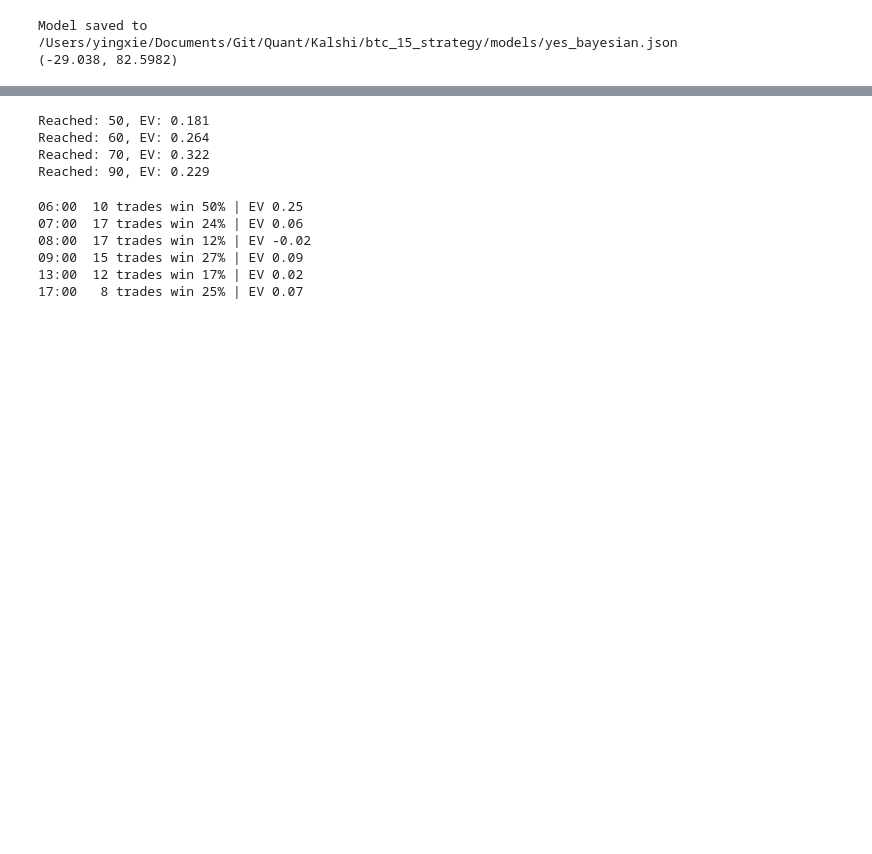
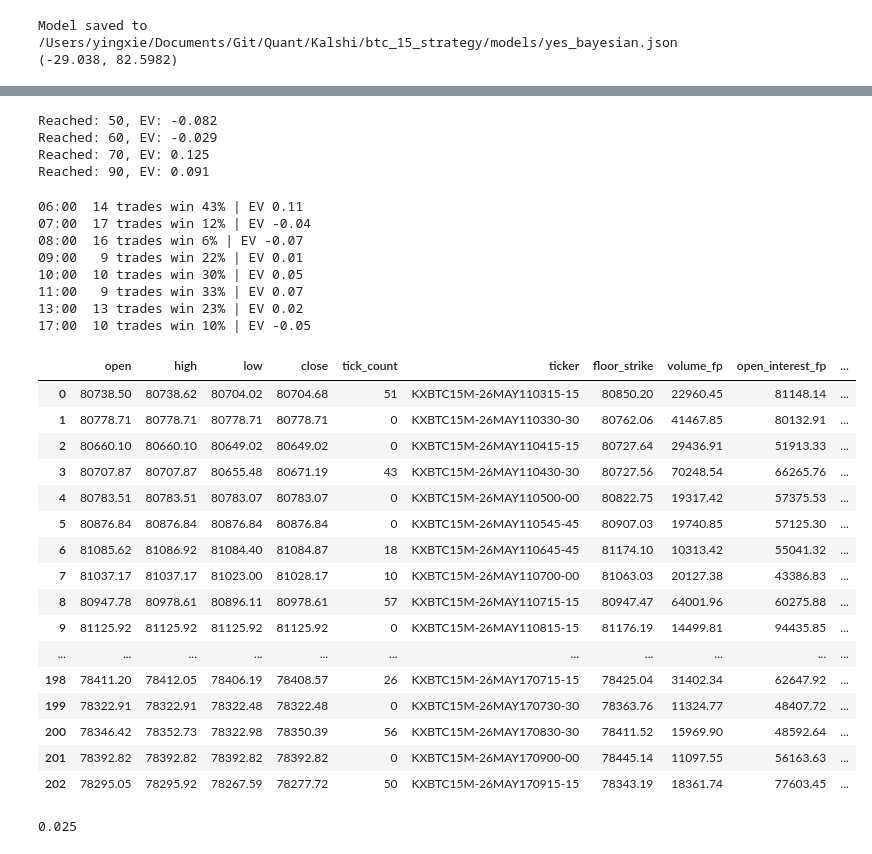
Before and after one commit to mablic/kalshi_15m_crypto_strategy, a Jupyter notebook: jupyter/delta_research_bayesian.ipynb, the cells around one changed output, grey strips where cells are left out. Saved outputs shown, nothing was run; the diff lists cells and outputs as text; code cells hidden in the pictures; blank space fills up the shorter version.

```diff
--- a/jupyter/delta_research_bayesian.ipynb
+++ b/jupyter/delta_research_bayesian.ipynb
@@ -697,6 +698,6 @@ Hour: 23, EV: 0.000
 # %%
 # start research
-trade_hour = [6,7,8,9,12,13,17]
+trade_hour = [6,7,8,9,10,11,13,17]
 reached_dict = {str(x): 0 for x in reached_list}
 for hour in trade_hour:
     for reached in reached_list:
@@ -710,24 +711,50 @@ for hour in trade_hour:
 for key, item in reached_dict.items():
     print(f"Reached: {key}, EV: {item:.3f}")
 # %% [output]
-Reached: 50, EV: 0.181
-Reached: 60, EV: 0.264
-Reached: 70, EV: 0.322
-Reached: 90, EV: 0.229
+Reached: 50, EV: -0.082
+Reached: 60, EV: -0.029
+Reached: 70, EV: 0.125
+Reached: 90, EV: 0.091
 # %%
 # final hour research
-trade_hour = [6,7,8,9,12,13,17]
+trade_hour = [6,7,8,9,10,11,13,17]
 for hour in trade_hour:
     df_h = test_df[test_df['hour'] == hour]
     if len(df_h) < 5:
         continue
-    rate = df_h['reached_70'].mean()
-    ev = rate * (0.7 - 0.1)  - (1-rate) * 0.10
+    rate = df_h['reached_50'].mean()
+    ev = rate * (0.5 - 0.1)  - (1-rate) * 0.10
     print(f"{hour:02d}:00 {len(df_h):3d} trades win {rate:.0%} | EV {ev:.2f}")
 # %% [output]
-06:00  10 trades win 50% | EV 0.25
-07:00  17 trades win 24% | EV 0.06
-08:00  17 trades win 12% | EV -0.02
-09:00  15 trades win 27% | EV 0.09
-13:00  12 trades win 17% | EV 0.02
-17:00   8 trades win 25% | EV 0.07
+06:00  14 trades win 43% | EV 0.11
+07:00  17 trades win 12% | EV -0.04
+08:00  16 trades win 6% | EV -0.07
+09:00   9 trades win 22% | EV 0.01
+10:00  10 trades win 30% | EV 0.05
+11:00   9 trades win 33% | EV 0.07
+13:00  13 trades win 23% | EV 0.02
+17:00  10 trades win 10% | EV -0.05
+# %%
+comb_10
+# %% [output]
+|  | open | high | low | close | tick_count | ticker | floor_strike | volume_fp | open_interest_fp | ... |
+| 0 | 80738.50 | 80738.62 | 80704.02 | 80704.68 | 51 | KXBTC15M-26MAY110315-15 | 80850.20 | 22960.45 | 81148.14 | ... |
+| 1 | 80778.71 | 80778.71 | 80778.71 | 80778.71 | 0 | KXBTC15M-26MAY110330-30 | 80762.06 | 41467.85 | 80132.91 | ... |
+| 2 | 80660.10 | 80660.10 | 80649.02 | 80649.02 | 0 | KXBTC15M-26MAY110415-15 | 80727.64 | 29436.91 | 51913.33 | ... |
+| 3 | 80707.87 | 80707.87 | 80655.48 | 80671.19 | 43 | KXBTC15M-26MAY110430-30 | 80727.56 | 70248.54 | 66265.76 | ... |
+| 4 | 80783.51 | 80783.51 | 80783.07 | 80783.07 | 0 | KXBTC15M-26MAY110500-00 | 80822.75 | 19317.42 | 57375.53 | ... |
+| 5 | 80876.84 | 80876.84 | 80876.84 | 80876.84 | 0 | KXBTC15M-26MAY110545-45 | 80907.03 | 19740.85 | 57125.30 | ... |
+| 6 | 81085.62 | 81086.92 | 81084.40 | 81084.87 | 18 | KXBTC15M-26MAY110645-45 | 81174.10 | 10313.42 | 55041.32 | ... |
+| 7 | 81037.17 | 81037.17 | 81023.00 | 81028.17 | 10 | KXBTC15M-26MAY110700-00 | 81063.03 | 20127.38 | 43386.83 | ... |
+| 8 | 80947.78 | 80978.61 | 80896.11 | 80978.61 | 57 | KXBTC15M-26MAY110715-15 | 80947.47 | 64001.96 | 60275.88 | ... |
+| 9 | 81125.92 | 81125.92 | 81125.92 | 81125.92 | 0 | KXBTC15M-26MAY110815-15 | 81176.19 | 14499.81 | 94435.85 | ... |
+| ... | ... | ... | ... | ... | ... | ... | ... | ... | ... | ... |
+| 198 | 78411.20 | 78412.05 | 78406.19 | 78408.57 | 26 | KXBTC15M-26MAY170715-15 | 78425.04 | 31402.34 | 62647.92 | ... |
+| 199 | 78322.91 | 78322.91 | 78322.48 | 78322.48 | 0 | KXBTC15M-26MAY170730-30 | 78363.76 | 11324.77 | 48407.72 | ... |
+| 200 | 78346.42 | 78352.73 | 78322.98 | 78350.39 | 56 | KXBTC15M-26MAY170830-30 | 78411.52 | 15969.90 | 48592.64 | ... |
+| 201 | 78392.82 | 78392.82 | 78392.82 | 78392.82 | 0 | KXBTC15M-26MAY170900-00 | 78445.14 | 11097.55 | 56163.63 | ... |
+| 202 | 78295.05 | 78295.92 | 78267.59 | 78277.72 | 50 | KXBTC15M-26MAY170915-15 | 78343.19 | 18361.74 | 77603.45 | ... |
+# %%
+comb_15['reached_70'].mean()
+# %% [output]
+0.025
```
Also changed, not shown: parts of 16 cells of this notebook, 6 other files.
